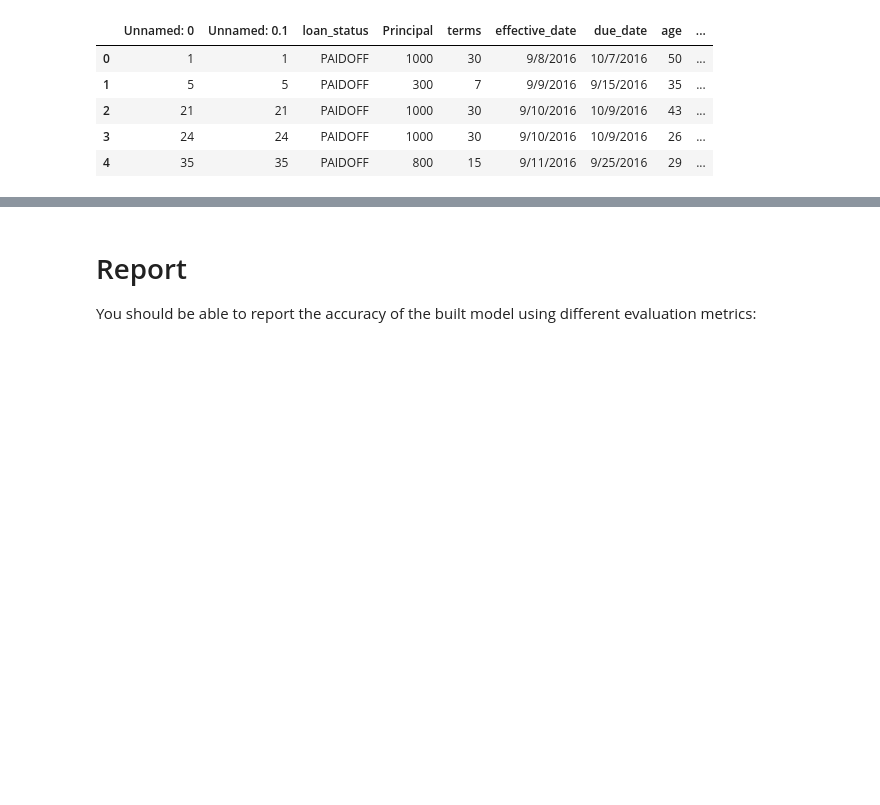
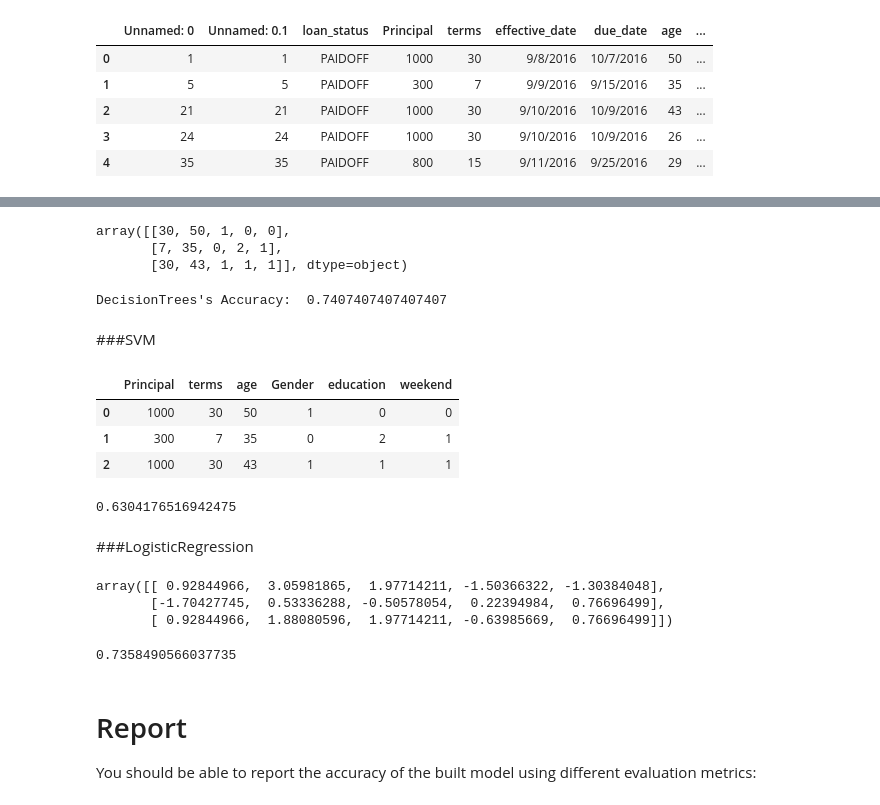
Before and after one commit to tivalda/course-ML-python, a Jupyter notebook: ML0101EN_Proj_Loan_py_v1.ipynb, the cells around one changed output, grey strips where cells are left out. Drawn from its saved outputs; the diff is of its cells as text; code cells hidden in the pictures; blank space fills up the shorter version.

```diff
--- a/ML0101EN_Proj_Loan_py_v1.ipynb
+++ b/ML0101EN_Proj_Loan_py_v1.ipynb
@@ -575,0 +604,42 @@ y = test_df['loan_status'].values
+# %%
+from sklearn import preprocessing
+le_education = preprocessing.LabelEncoder()
+le_education.fit(['High School or Below', 'Bechalor', 'college', 'Master or Above'])
+X_dt_test_df[:,3] = le_education.transform(X_dt_test_df[:,3])
+X_dt_test_df[:3]
+# %% [output]
+array([[30, 50, 1, 0, 0],
+       [7, 35, 0, 2, 1],
+       [30, 43, 1, 1, 1]], dtype=object)
+# %%
+predTree_test_df = dTree.predict(X_dt_test_df)
+print("DecisionTrees's Accuracy: ", metrics.accuracy_score(y_test_df, predTree_test_df))
+# %% [output]
+DecisionTrees's Accuracy:  0.7407407407407407
+# %% [markdown]
+###SVM
+# %%
+X_svm_test_df = test_df[['Principal','terms','age','Gender','education', 'weekend']].values
+y_svm_test_df = test_df['loan_status'].values
+
+from sklearn import preprocessing
+le_education = preprocessing.LabelEncoder()
+le_education.fit(['High School or Below', 'Bechalor', 'college', 'Master or Above'])
+X_svm_test_df[:,4] = le_education.transform(X_svm_test_df[:,4])
+X_svm_test_df = pd.DataFrame(data=X_svm_test_df,  columns =['Principal','terms','age','Gender','education','weekend'])
+
+X_svm_test_df[:3]
+# %% [output]
+|  | Principal | terms | age | Gender | education | weekend |
+| 0 | 1000 | 30 | 50 | 1 | 0 | 0 |
+| 1 | 300 | 7 | 35 | 0 | 2 | 1 |
+| 2 | 1000 | 30 | 43 | 1 | 1 | 1 |
+# %%
+yhat_svm_test_df = clf.predict(X_svm_test_df)
+
+from sklearn.metrics import f1_score
+f1_score(y_svm_test_df, yhat_svm_test_df, average='weighted')
+# %% [output]
+0.6304176516942475
+# %% [markdown]
+###LogisticRegression
@@ -576,3 +653,18 @@ y = test_df['loan_status'].values
+# %%
+X_lr_test_df = preprocessing.StandardScaler().fit(X_lr_test_df).transform(X_lr_test_df)
+X_lr_test_df[:3]
+# %% [output]
+array([[ 0.92844966,  3.05981865,  1.97714211, -1.50366322, -1.30384048],
+       [-1.70427745,  0.53336288, -0.50578054,  0.22394984,  0.76696499],
+       [ 0.92844966,  1.88080596,  1.97714211, -0.63985669,  0.76696499]])
+# %%
+yhat_lr_test_df = LR.predict(X_lr_test_df)
+yhat_prob_lr_test_df = LR.predict_proba(X_lr_test_df)
+
+from sklearn.metrics import jaccard_score
+jaccard_score(y_lr_test_df, yhat_lr_test_df, pos_label=0)
+# %% [output]
+0.7358490566037735
 # %% [markdown]
 # Report
 
```
Also changed, not shown: parts of 30 cells of this notebook.
